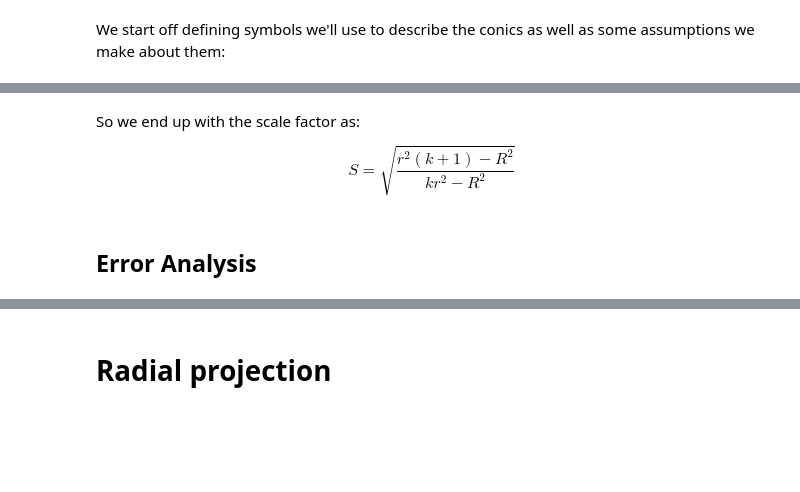
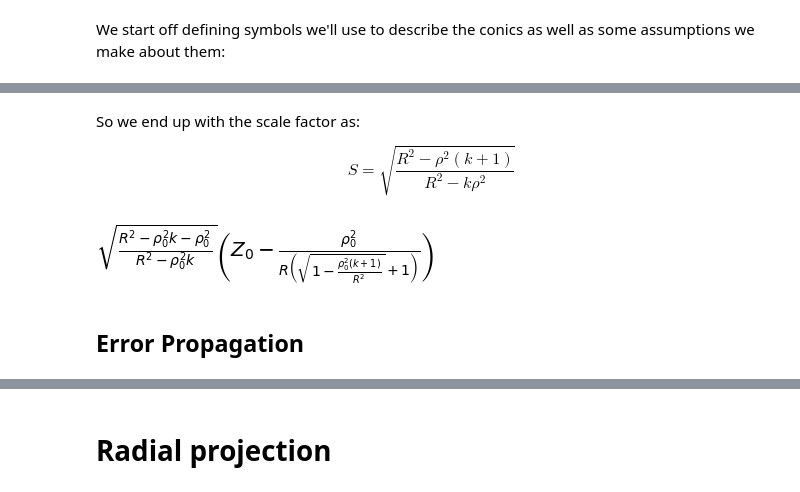
Before and after one commit to DaveBoettger/mfdocumentation, a Jupyter notebook: conic_approx_mirrorfit.ipynb, the cells around one changed output, grey strips where cells are left out. Drawn from its saved outputs; the diff is of its cells as text; code cells hidden in the pictures; blank space fills up the shorter version.

```diff
--- a/conic_approx_mirrorfit.ipynb
+++ b/conic_approx_mirrorfit.ipynb
@@ -61,6 +74,11 @@ S
 # %% [markdown]
 So we end up with the scale factor as:
 
-$$S = \sqrt{\frac{r^2(k+1)-R^2}{kr^2-R^2}}$$
+$$S = \sqrt{\frac{R^2 - \rho^2(k+1)}{R^2-k\rho^2}}$$
+# %%
+dmin0 = (S.subs(rho,rho0)*dz0)
+dmin0
+# %% [output]
+[figure, added]
 # %% [markdown]
-## Error Analysis
+## Error Propagation
```
Also changed, not shown: parts of 34 cells of this notebook.
